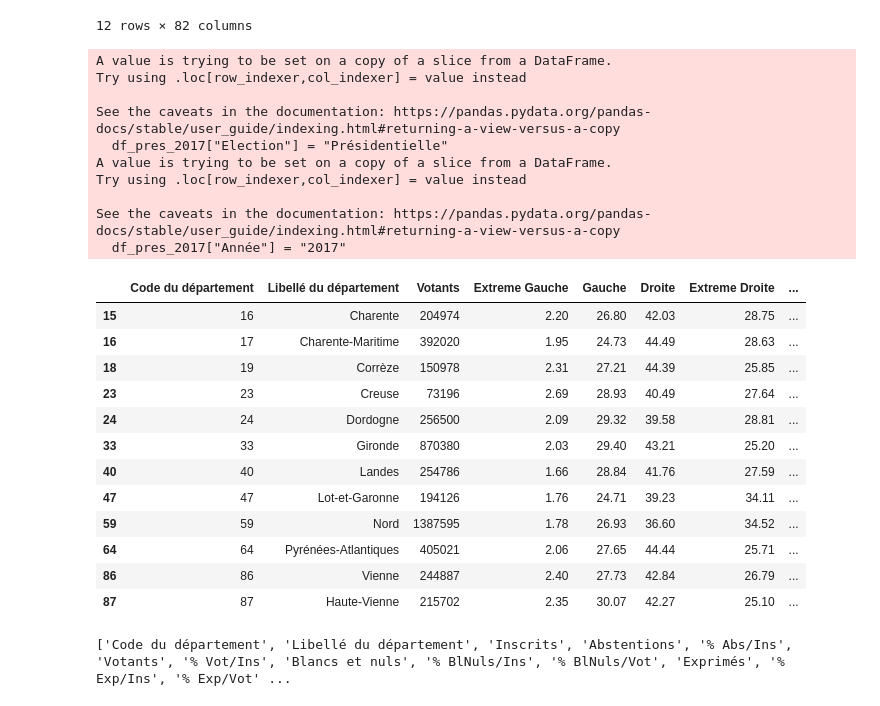
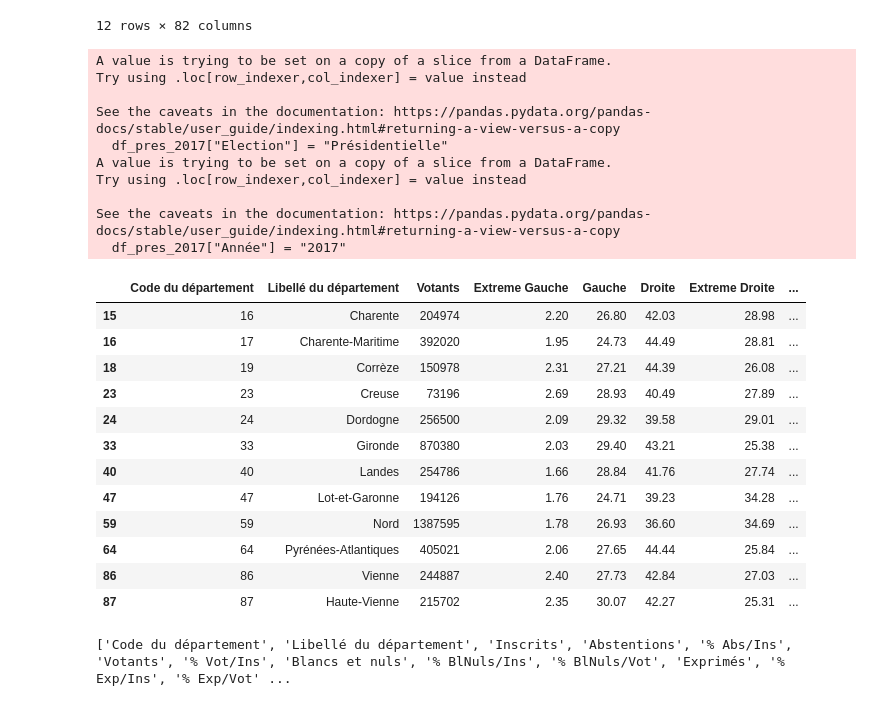
Before and after one commit to L-Clem/MSPR-Big-Data-et-Analyse-des-donnees, a Jupyter notebook: presidentielle.ipynb, the cells around one changed output. Cells and saved outputs as stored; diff of their text form; code cells hidden in the pictures.

```diff
--- a/presidentielle.ipynb
+++ b/presidentielle.ipynb
@@ -27,7 +27,28 @@ DICT_POLITIC= {
     "SARKOZY":"Droite",
     "BAYROU":"Droite",
     "HOLLANDE":"Gauche",
-
+    "BUFFET":"Extreme Gauche",
+    "SCHIVARDI":"Gauche",
+    "BOVÉ":"Gauche",
+    "VOYNET":"Gauche",
+    "de VILLIERS":"Extreme Droite",
+    "ROYAL":"Gauche",
+    "NIHOUS":"Extreme Droite",
+    "LAGUILLER":"Extreme Gauche",
+    "JOLY":"Gauche",
+    "BESANCENOT":"Gauche",
+    "JOSPIN":"Gauche",
+    "TAUBIRA":"Gauche",
+    "CHIRAC":"Droite",
+    "MEGRET":"Extreme Droite",
+    "HUE":"Extreme Gauche",
+    "BOUTIN":"Droite",
+    "SAINT-JOSSE":"Extreme Droite",
+    "LEPAGE":"Droite",
+    "GLUCKSTEIN":"Extreme Gauche",
+    "MAMERE":"Gauche",
+    "VILLIERS DE":"Extreme Droite",
+    "BALLADUR":"Droite"
 
 
 
@@ -42,6 +63,12 @@ print(df_pres_2022.columns.tolist())
 departement_code= ["16","17","19","23","24","33","40","47","64","59","86","87"]
 departement_code_int= [16,17,19,23,24,33,40,47,64,59,86,87]
 # %%
+def get_exp(exp):
+    if isinstance(exp, str):
+        return float(exp.replace(',',"."))
+    return exp
+
+
 def test(row,begining,end,step,parti_column_name,step_column,voix_column_name,step_voix):
     political_parties = {
     "Extreme Gauche" : 0,
@@ -52,14 +79,16 @@ def test(row,begining,end,step,parti_column_name,step_column,voix_column_name,st
     }
 
     partie= DICT_POLITIC.get(row["Nom"])
+
     if (partie):
-        political_parties[partie] =  political_parties.get(partie) + float(row["% Voix/Exp"])
+
+        political_parties[partie] =  political_parties.get(partie) + get_exp(row["% Voix/Exp"])
     else :
-        print(partie,"cae partie na pas de correspondance")
+        print(row["Nom"],"cae partie na pas de correspondance")
     for i in np.arange(begining,end,step):
         partie= DICT_POLITIC.get(row[parti_column_name+str((i+step_column))])
         if (partie):
-            political_parties[partie] =  political_parties.get(partie) + float(row[voix_column_name+str((i+step_voix))])
+            political_parties[partie] =  political_parties.get(partie) + get_exp(row[voix_column_name+str((i+step_voix))])
         else :
             print(row[parti_column_name+str((i+step_column))],"bizzare ","cae partie na pas de correspondance")
 
@@ -112,36 +141,36 @@ df_pres_2017
 | 87 | 87 | Haute-Vienne | 266322 | 50620 | 19.01 | 215702 | 80.99 | ... |
 12 rows × 82 columns
 # %%
-df_pres_2017[["Extreme Gauche","Gauche","Droite","Extreme Droite","Autre"]] = df_pres_2017.apply(test,begining=1,end=10,parti_column_name="Nom.",voix_column_name="% Voix/Exp.",step_column=0,step_voix=0,step=1,axis=1, result_type="expand")
+df_pres_2017[["Extreme Gauche","Gauche","Droite","Extreme Droite","Autre"]] = df_pres_2017.apply(test,begining=1,end=11,parti_column_name="Nom.",voix_column_name="% Voix/Exp.",step_column=0,step_voix=0,step=1,axis=1, result_type="expand")
 df_pres_2017[["Extreme Gauche","Gauche","Droite","Extreme Droite","Autre"]]
 df_pres_2017 = df_pres_2017[['Code du département','Libellé du département','Votants',"Extreme Gauche","Gauche","Droite","Extreme Droite","Autre"]]
 df_pres_2017["Election"] = "Présidentielle"
 df_pres_2017["Année"] = "2017"
 df_pres_2017
 # %% [output]
 A value is trying to be set on a copy of a slice from a DataFrame.
 Try using .loc[row_indexer,col_indexer] = value instead
 
 See the caveats in the documentation: https://pandas.pydata.org/pandas-docs/stable/user_guide/indexing.html#returning-a-view-versus-a-copy
   df_pres_2017["Election"] = "Présidentielle"
 A value is trying to be set on a copy of a slice from a DataFrame.
 Try using .loc[row_indexer,col_indexer] = value instead
 
 See the caveats in the documentation: https://pandas.pydata.org/pandas-docs/stable/user_guide/indexing.html#returning-a-view-versus-a-copy
   df_pres_2017["Année"] = "2017"
 |  | Code du département | Libellé du département | Votants | Extreme Gauche | Gauche | Droite | Extreme Droite | ... |
-| 15 | 16 | Charente | 204974 | 2.20 | 26.80 | 42.03 | 28.75 | ... |
-| 16 | 17 | Charente-Maritime | 392020 | 1.95 | 24.73 | 44.49 | 28.63 | ... |
-| 18 | 19 | Corrèze | 150978 | 2.31 | 27.21 | 44.39 | 25.85 | ... |
-| 23 | 23 | Creuse | 73196 | 2.69 | 28.93 | 40.49 | 27.64 | ... |
-| 24 | 24 | Dordogne | 256500 | 2.09 | 29.32 | 39.58 | 28.81 | ... |
-| 33 | 33 | Gironde | 870380 | 2.03 | 29.40 | 43.21 | 25.20 | ... |
-| 40 | 40 | Landes | 254786 | 1.66 | 28.84 | 41.76 | 27.59 | ... |
-| 47 | 47 | Lot-et-Garonne | 194126 | 1.76 | 24.71 | 39.23 | 34.11 | ... |
-| 59 | 59 | Nord | 1387595 | 1.78 | 26.93 | 36.60 | 34.52 | ... |
-| 64 | 64 | Pyrénées-Atlantiques | 405021 | 2.06 | 27.65 | 44.44 | 25.71 | ... |
-| 86 | 86 | Vienne | 244887 | 2.40 | 27.73 | 42.84 | 26.79 | ... |
-| 87 | 87 | Haute-Vienne | 215702 | 2.35 | 30.07 | 42.27 | 25.10 | ... |
+| 15 | 16 | Charente | 204974 | 2.20 | 26.80 | 42.03 | 28.98 | ... |
+| 16 | 17 | Charente-Maritime | 392020 | 1.95 | 24.73 | 44.49 | 28.81 | ... |
+| 18 | 19 | Corrèze | 150978 | 2.31 | 27.21 | 44.39 | 26.08 | ... |
+| 23 | 23 | Creuse | 73196 | 2.69 | 28.93 | 40.49 | 27.89 | ... |
+| 24 | 24 | Dordogne | 256500 | 2.09 | 29.32 | 39.58 | 29.01 | ... |
+| 33 | 33 | Gironde | 870380 | 2.03 | 29.40 | 43.21 | 25.38 | ... |
+| 40 | 40 | Landes | 254786 | 1.66 | 28.84 | 41.76 | 27.74 | ... |
+| 47 | 47 | Lot-et-Garonne | 194126 | 1.76 | 24.71 | 39.23 | 34.28 | ... |
+| 59 | 59 | Nord | 1387595 | 1.78 | 26.93 | 36.60 | 34.69 | ... |
+| 64 | 64 | Pyrénées-Atlantiques | 405021 | 2.06 | 27.65 | 44.44 | 25.84 | ... |
+| 86 | 86 | Vienne | 244887 | 2.40 | 27.73 | 42.84 | 27.03 | ... |
+| 87 | 87 | Haute-Vienne | 215702 | 2.35 | 30.07 | 42.27 | 25.31 | ... |
 # %%
 df_pres_2012 = pd.read_excel('pres_2012.xls',sheet_name="Départements T1")
 # %%
```
Also changed, not shown: parts of 16 cells of this notebook, 1 other file.
